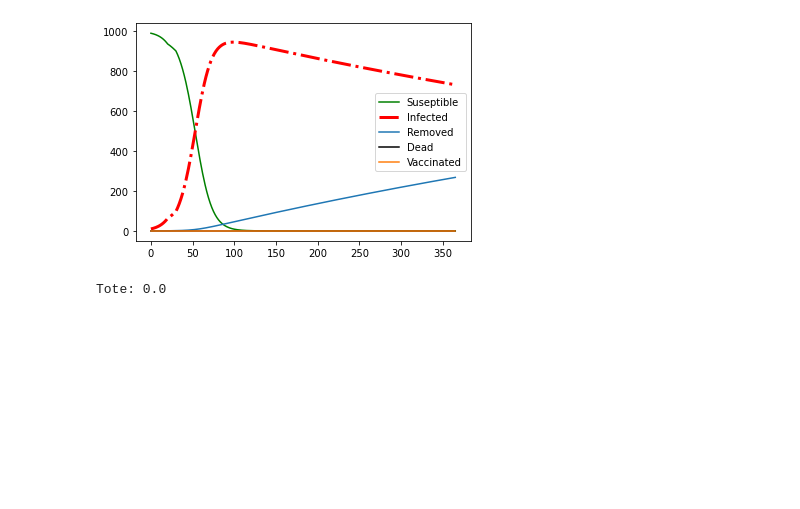
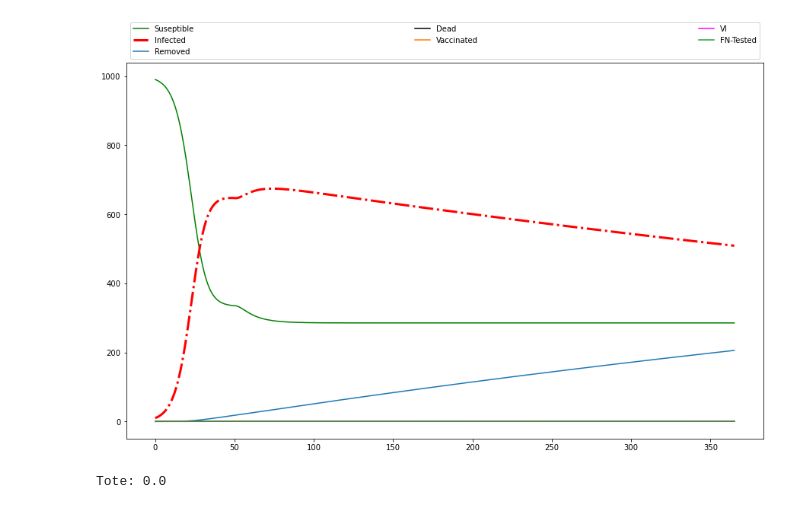
Before and after one commit to cedricgeissmann/SIR, a Jupyter notebook: notebooks/SIR-Modell.ipynb, the cells around one changed output. Cells and saved outputs as stored; diff of their text form; code cells hidden in the pictures; blank space fills up the shorter version.

Commit message:
Added new parameters.

```diff
--- a/notebooks/SIR-Modell.ipynb
+++ b/notebooks/SIR-Modell.ipynb
@@ -24,13 +28,19 @@ events[50] = {'a': 0.0005}
 # %%
 from lib.iteration import *
 import ipywidgets as widgets
+import matplotlib.pyplot as plt
+plt.rcParams["figure.figsize"] = (15, 20)
 
-a = widgets.FloatSlider(0.0001, description='a:', step=0.0001, min=0.0, max=0.001, readout_format='.4f')
-b = widgets.FloatSlider(0.0, description='b:', step=0.01, min=0.0, max=0.5, readout_format='.1f')
-c = widgets.FloatSlider(0.001, description='c:', step=0.001, min=0.0, max=0.1, readout_format='.2f')
+a = widgets.FloatSlider(0.0003, description='a:', step=0.0001, min=0.0, max=0.001, readout_format='.4f')
+b = widgets.FloatSlider(0.1, description='b:', step=0.01, min=0.0, max=0.5, readout_format='.1f')
+c = widgets.FloatSlider(0.001, description='c:', step=0.001, min=0.0, max=0.1, readout_format='.3f')
 d = widgets.FloatSlider(0.0, description='d:', step=0.001, min=0.0, max=0.01, readout_format='.3f')
 e = widgets.FloatSlider(0.0, description='e:', step=0.01, min=0.0, max=0.1, readout_format='.2f')
 f = widgets.FloatSlider(0.0, description='f:', step=0.01, min=0.0, max=0.1, readout_format='.2f')
+g = widgets.FloatSlider(0.0, description='g:', step=0.01, min=0.0, max=0.1, readout_format='.2f')
+h = widgets.FloatSlider(0.0, description='h:', step=0.01, min=0.0, max=0.1, readout_format='.2f')
+i = widgets.FloatSlider(0.0, description='i:', step=0.01, min=0.0, max=0.1, readout_format='.2f')
+j = widgets.FloatSlider(0.0, description='j:', step=0.01, min=0.0, max=0.1, readout_format='.2f')
 
 s_start = widgets.IntSlider(990, description='S:', step=10, min=0, max=10000)
 i_start = widgets.IntSlider(10, description='I:', step=10, min=0, max=10000)
@@ -39,7 +49,7 @@ days = widgets.IntSlider(365, description='Anzahl Tage', min=14, max=730)
 
 daily_fluctuations = widgets.FloatSlider(0.0, description='Tägliche Unsicherheit', min=0.0, max=1.0)
 
-display(a, b, c, d, e, f, s_start, i_start, days, daily_fluctuations)
+display(a, b, c, d, e, f, h, g, i, j, s_start, i_start, days, daily_fluctuations)
 
 highlight = {'Infected': {
         'color': 'red',
@@ -49,5 +59,7 @@ highlight = {'Infected': {
         'color': 'green'
     }, 'Dead': {
         'color': 'black'
+    }, 'VI': {
+        'color': 'magenta'
 }}
 # %% [output]
@@ -64,19 +80,17 @@ FloatSlider(value=0.0, description='Tägliche Unsicherheit', max=1.0)
 # %%
 events = {
-    20: {'a': 0.00005}, # Massnahmen zur Ansteckungsvermeidung wurden umgesetzt.
-    30: {'a': 0.0001}, # Das Virus wird ansteckender!!!
-
+    50: {'i': 0.0001, 'j': 0.05},
 }
 
-l = iteration(sir_modell, x0=[s_start.value, i_start.value, 0, 0, 0],
+l = iteration(sir_modell, x0=[s_start.value, i_start.value, 0, 0, 0, 0, 0],
               n=days.value, a=a.value, b=b.value, c=c.value, d=d.value,
-              e=e.value, f=f.value,
+              e=e.value, f=f.value, g=g.value, h=h.value, i=i.value, j=j.value,
               daily_fluctuations=daily_fluctuations.value,
               events=events)
 
 plot_iteration(l, highlight=highlight)
 
 print(f'Tote: {l[3][-1]}')
 # %% [output]
-[figure, old version]
+[figure, new version]
 Tote: 0.0
```
Also changed, not shown: parts of 2 cells of this notebook, 1 other file.
